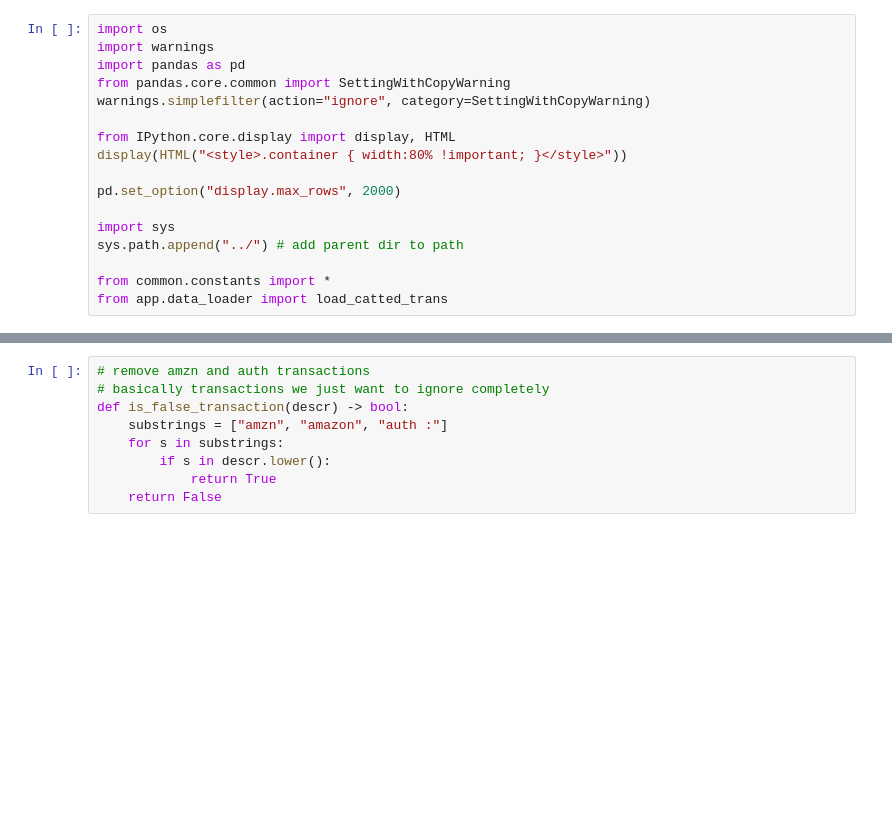
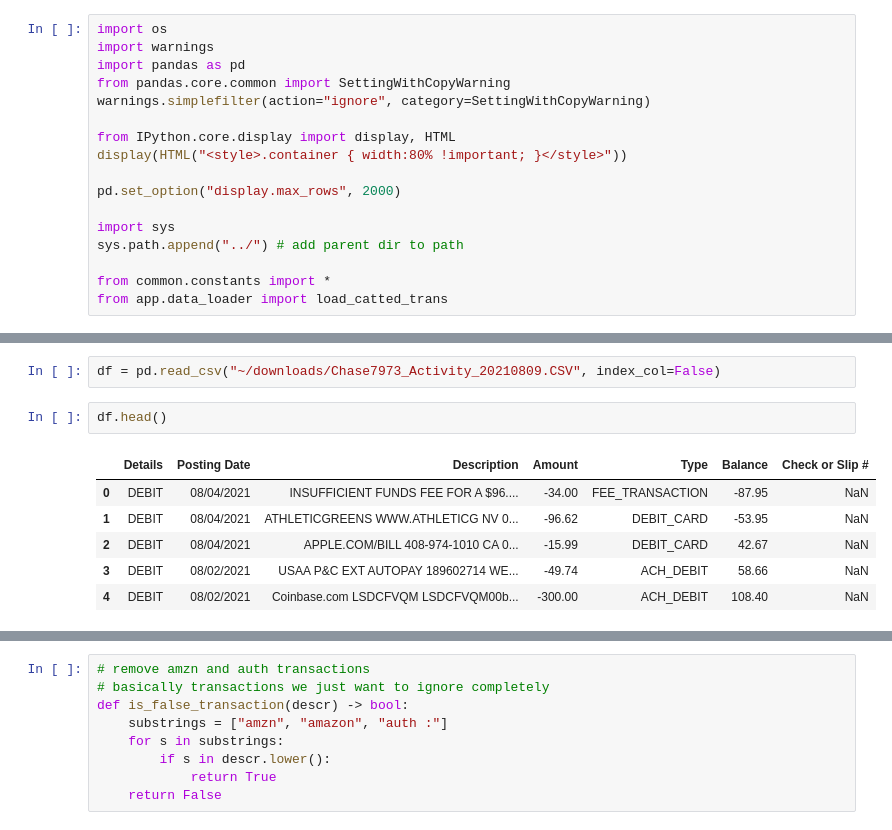
Before and after one commit to calebcrouse3/spending-tracker, a Jupyter notebook: src/jupyter/notebook.ipynb, the cells around one changed output, grey strips where cells are left out. Cells and saved outputs as stored; diff of their text form; blank space fills up the shorter version.

```diff
--- a/src/jupyter/notebook.ipynb
+++ b/src/jupyter/notebook.ipynb
@@ -17,0 +40,11 @@ from app.data_loader import load_catted_trans
+# %%
+df = pd.read_csv("~/downloads/Chase7973_Activity_20210809.CSV", index_col=False)
+# %%
+df.head()
+# %% [output]
+|  | Details | Posting Date | Description | Amount | Type | Balance | Check or Slip # |
+| 0 | DEBIT | 08/04/2021 | INSUFFICIENT FUNDS FEE FOR A $96.... | -34.00 | FEE_TRANSACTION | -87.95 | NaN |
+| 1 | DEBIT | 08/04/2021 | ATHLETICGREENS WWW.ATHLETICG NV 0... | -96.62 | DEBIT_CARD | -53.95 | NaN |
+| 2 | DEBIT | 08/04/2021 | APPLE.COM/BILL 408-974-1010 CA 0... | -15.99 | DEBIT_CARD | 42.67 | NaN |
+| 3 | DEBIT | 08/02/2021 | USAA P&C EXT AUTOPAY 189602714 WE... | -49.74 | ACH_DEBIT | 58.66 | NaN |
+| 4 | DEBIT | 08/02/2021 | Coinbase.com LSDCFVQM LSDCFVQM00b... | -300.00 | ACH_DEBIT | 108.40 | NaN |
```
Also changed, not shown: parts of 5 cells of this notebook, 16 other files.
